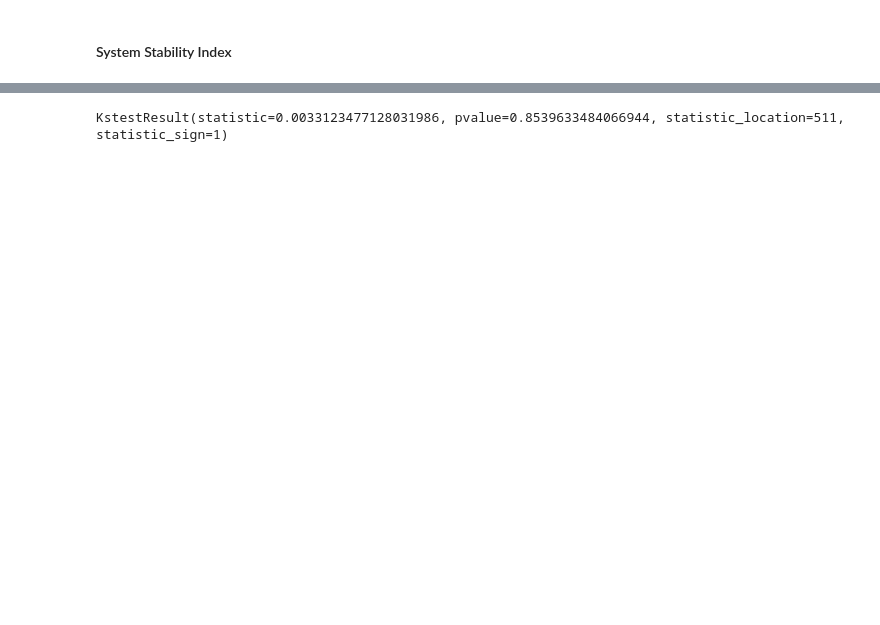
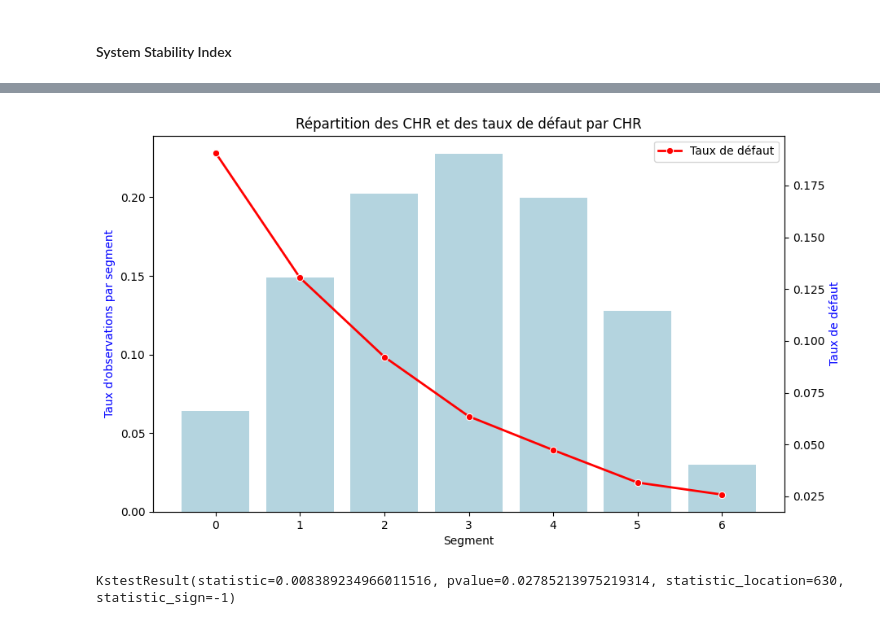
Before and after one commit to jeannoj99/Challenge_Nexialog_PD, a Jupyter notebook: notebooks/Backtesting.ipynb, the cells around one changed output, grey strips where cells are left out. Drawn from its saved outputs; the diff is of its cells as text; code cells hidden in the pictures; blank space fills up the shorter version.

```diff
--- a/notebooks/Backtesting.ipynb
+++ b/notebooks/Backtesting.ipynb
@@ -77,3 +208,7 @@ titi
+# %%
+dataset_reference_cash = Dataset(data_reference, "Cash loans")
+dataset_reference_cash.transform_columns()
+dataset_reference_cash.get_chr()
 # %%
 def calculate_contribution_to_is(x):
     return (x["proportion_reference"] - x["proportion_backtest"])*np.log(x["proportion_reference"] / x["proportion_backtest"])
@@ -132,7 +243,11 @@ def system_stability_index(reference,backtest):
+# %%
+subplot_segment_default_rate(dataset_reference_cash.data)
+# %% [output]
+[figure, added]
 # %%
 from scipy.stats import ks_2samp
 # %%
-ks_2samp(data1=data_reference["Note"], data2=data_backtest["Note"])
+ks_2samp(data1=dataset_reference_cash.data["Note"], data2=dataset_backtest_cash.data["Note"], alternative="two-sided")
 # %% [output]
-KstestResult(statistic=0.0033123477128031986, pvalue=0.8539633484066944, statistic_location=511, statistic_sign=1)
+KstestResult(statistic=0.008389234966011516, pvalue=0.02785213975219314, statistic_location=630, statistic_sign=-1)
 # %%
```
Also changed, not shown: parts of 58 cells of this notebook, 4 other files.
